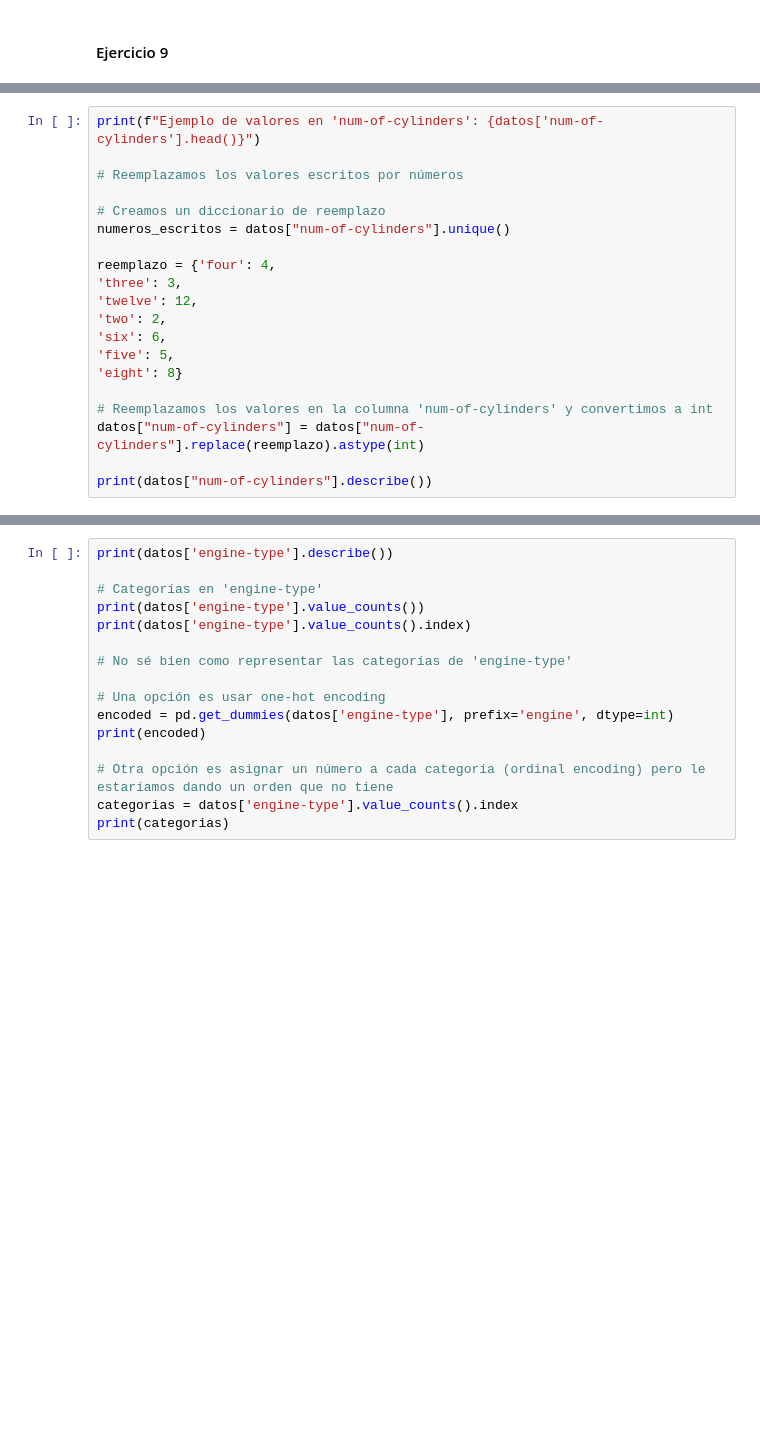
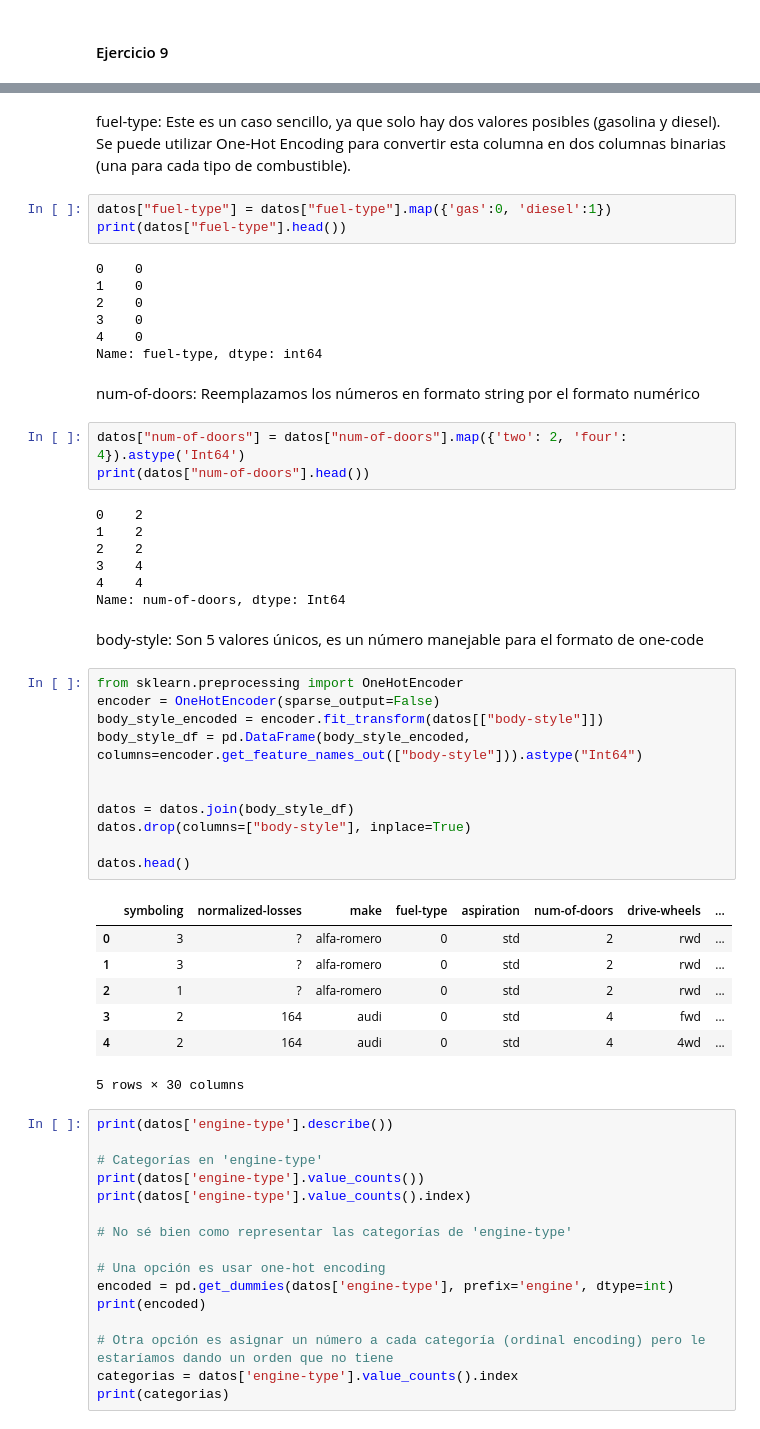
Before and after one commit to santiFie/Deep-Learning---2025, a Jupyter notebook: Práctica 1/Resolución.ipynb, the cells around one changed output, grey strips where cells are left out. Saved outputs shown, nothing was run; the diff lists cells and outputs as text; blank space fills up the shorter version.

```diff
--- a/Práctica 1/Resolución.ipynb
+++ b/Práctica 1/Resolución.ipynb
@@ -186,20 +213,0 @@ Name: normalized-losses, dtype: object
-# %%
-print(f"Ejemplo de valores en 'num-of-cylinders': {datos['num-of-cylinders'].head()}")
-
-# Reemplazamos los valores escritos por números
-
-# Creamos un diccionario de reemplazo
-numeros_escritos = datos["num-of-cylinders"].unique()
-
-reemplazo = {'four': 4,
-'three': 3,
-'twelve': 12,
-'two': 2,
-'six': 6,
-'five': 5,
-'eight': 8}
-
-# Reemplazamos los valores en la columna 'num-of-cylinders' y convertimos a int
-datos["num-of-cylinders"] = datos["num-of-cylinders"].replace(reemplazo).astype(int)
-
-print(datos["num-of-cylinders"].describe())
@@ -222,3 +221,48 @@ Name: num-of-cylinders, dtype: float64
+# %% [markdown]
+fuel-type: Este es un caso sencillo, ya que solo hay dos valores posibles (gasolina y diesel). Se puede utilizar One-Hot Encoding para convertir esta columna en dos columnas binarias (una para cada tipo de combustible).
+# %%
+datos["fuel-type"] = datos["fuel-type"].map({'gas':0, 'diesel':1})
+print(datos["fuel-type"].head())
+# %% [output]
+0    0
+1    0
+2    0
+3    0
+4    0
+Name: fuel-type, dtype: int64
+# %% [markdown]
+num-of-doors: Reemplazamos los números en formato string por el formato numérico
+# %%
+datos["num-of-doors"] = datos["num-of-doors"].map({'two': 2, 'four': 4}).astype('Int64')
+print(datos["num-of-doors"].head())
+# %% [output]
+0    2
+1    2
+2    2
+3    4
+4    4
+Name: num-of-doors, dtype: Int64
+# %% [markdown]
+body-style: Son 5 valores únicos, es un número manejable para el formato de one-code
+# %%
+from sklearn.preprocessing import OneHotEncoder
+encoder = OneHotEncoder(sparse_output=False)
+body_style_encoded = encoder.fit_transform(datos[["body-style"]])
+body_style_df = pd.DataFrame(body_style_encoded, columns=encoder.get_feature_names_out(["body-style"])).astype("Int64")
+
+
+datos = datos.join(body_style_df)
+datos.drop(columns=["body-style"], inplace=True)
+
+datos.head()
+# %% [output]
+|  | symboling | normalized-losses | make | fuel-type | aspiration | num-of-doors | drive-wheels | ... |
+| 0 | 3 | ? | alfa-romero | 0 | std | 2 | rwd | ... |
+| 1 | 3 | ? | alfa-romero | 0 | std | 2 | rwd | ... |
+| 2 | 1 | ? | alfa-romero | 0 | std | 2 | rwd | ... |
+| 3 | 2 | 164 | audi | 0 | std | 4 | fwd | ... |
+| 4 | 2 | 164 | audi | 0 | std | 4 | 4wd | ... |
+5 rows × 30 columns
 # %%
 print(datos['engine-type'].describe())
 
```
Also changed, not shown: parts of 14 cells of this notebook.
